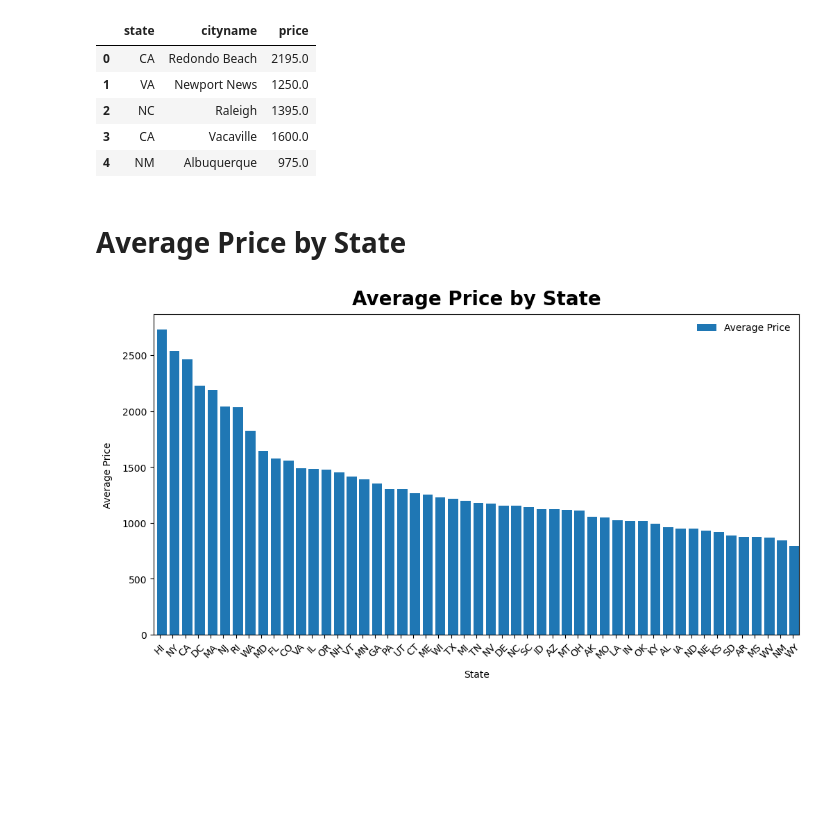
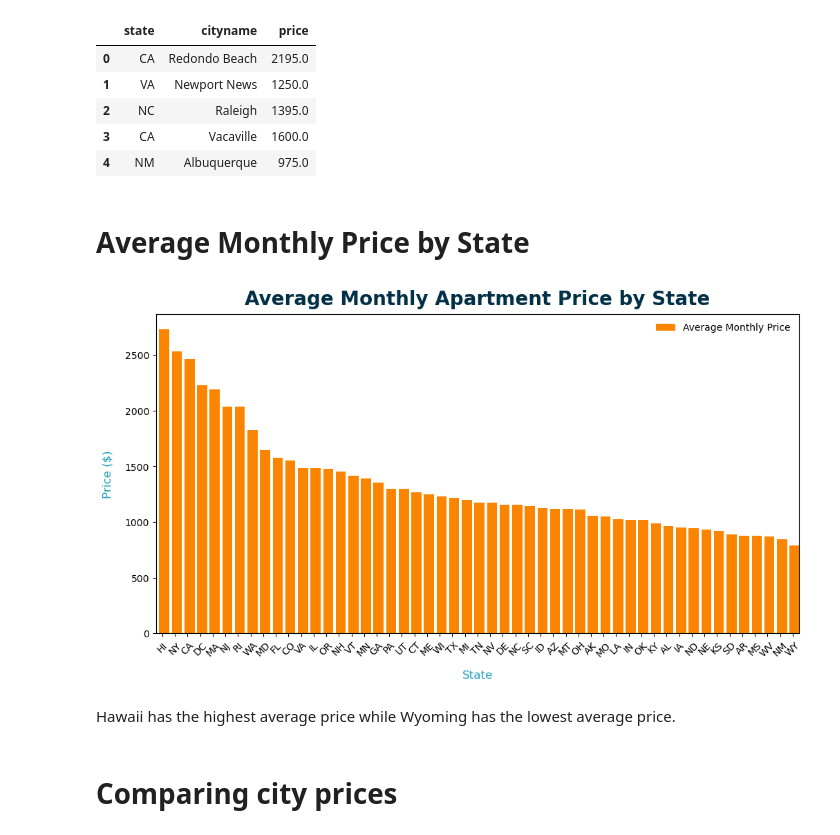
Before and after one commit to tghcb9/dataanalytics-project1-group6, a Jupyter notebook: submission/analysis/question-2.ipynb, the cells around one changed output. Saved outputs shown, nothing was run; the diff lists cells and outputs as text; code cells hidden in the pictures; blank space fills up the shorter version.

Commit message:
Added most/least expensive charts, stylized the charts

```diff
--- a/submission/analysis/question-2.ipynb
+++ b/submission/analysis/question-2.ipynb
@@ -36,25 +35,27 @@ data_subset.head()
 | 3 | CA | Vacaville | 1600.0 |
 | 4 | NM | Albuquerque | 975.0 |
 # %% [markdown]
-# Average Price by State
+# Average Monthly Price by State
 # %%
 # data
 price_average_per_state = data_subset.groupby("state")["price"].mean().reset_index().sort_values(by="price", ascending=False)
 
 # figure
-figure = price_average_per_state.plot.bar(x="state", y="price", figsize=(12,6))
+figure = price_average_per_state.plot.bar(x="state", y="price", figsize=(12,6), color="#FB8500")
 
 # formatting
-figure.set_title("Average Price by State", fontsize=20, fontweight="bold", pad=10)
-figure.legend(["Average Price"], loc="upper right", frameon=False)
-figure.set_xlabel("State", labelpad=10)
-figure.set_ylabel("Average Price", labelpad=10)
+figure.set_title("Average Monthly Apartment Price by State", fontsize=20, fontweight="bold", color="#023047", pad=10)
+figure.legend(["Average Monthly Price"], loc="upper right", frameon=False)
+figure.set_xlabel("State", fontsize=12, color="#219EBC", labelpad=12)
+figure.set_ylabel("Price ($)", fontsize=12, color="#219EBC", labelpad=12)
 
 plt.xticks(rotation=45)
 for bar in figure.patches:
     bar.set_width(0.8)
 
 # show
 plt.show()
 # %% [output]
-[figure, old version]
+[figure, new version]
+# %% [markdown]
+Hawaii has the highest average price while Wyoming has the lowest average price.
@@ -60,0 +66,2 @@ plt.show()
+# %% [markdown]
+# Comparing city prices
```
Also changed, not shown: parts of 12 cells of this notebook.
